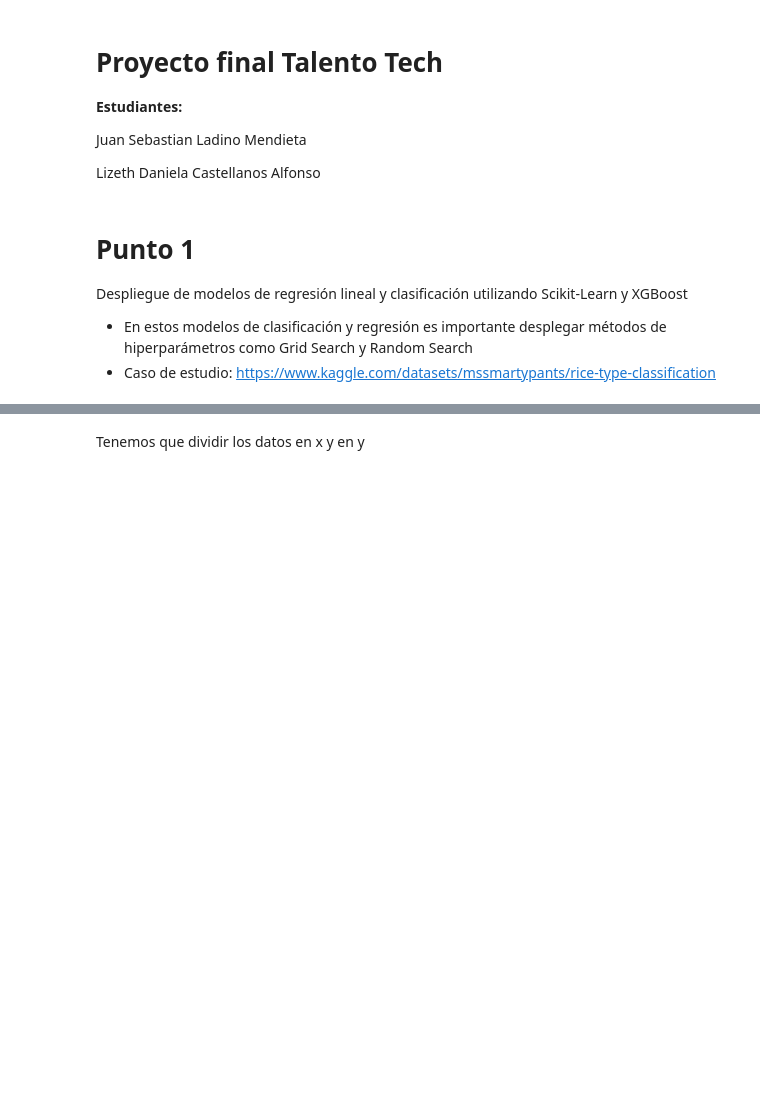
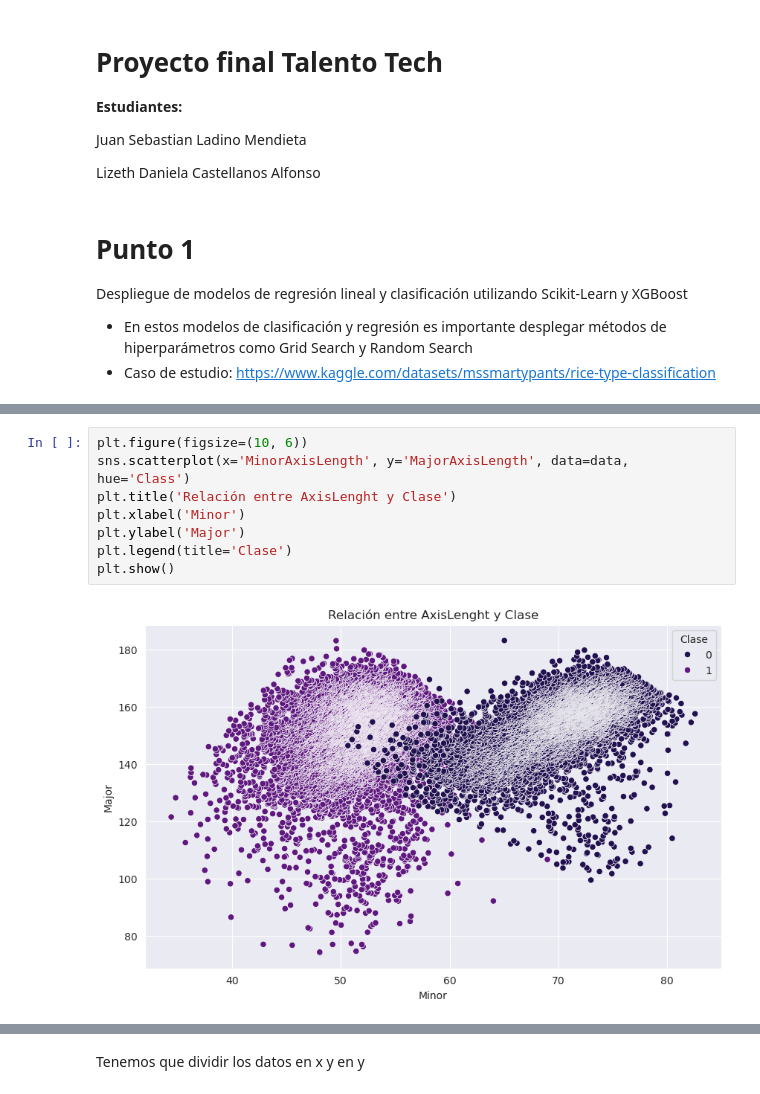
Before and after one commit to TalentoTech-IAA-2024/proyecto, a Jupyter notebook: Parte_1-3_Proyecto.ipynb, the cells around one changed output, grey strips where cells are left out. Saved outputs shown, nothing was run; the diff lists cells and outputs as text; blank space fills up the shorter version.

```diff
--- a/Parte_1-3_Proyecto.ipynb
+++ b/Parte_1-3_Proyecto.ipynb
@@ -82,0 +94,10 @@ sns.countplot(data=data,x='Class');
+# %%
+plt.figure(figsize=(10, 6))
+sns.scatterplot(x='MinorAxisLength', y='MajorAxisLength', data=data, hue='Class')
+plt.title('Relación entre AxisLenght y Clase')
+plt.xlabel('Minor')
+plt.ylabel('Major')
+plt.legend(title='Clase')
+plt.show()
+# %% [output]
+[figure, added]
```
Also changed, not shown: parts of 38 cells of this notebook.
